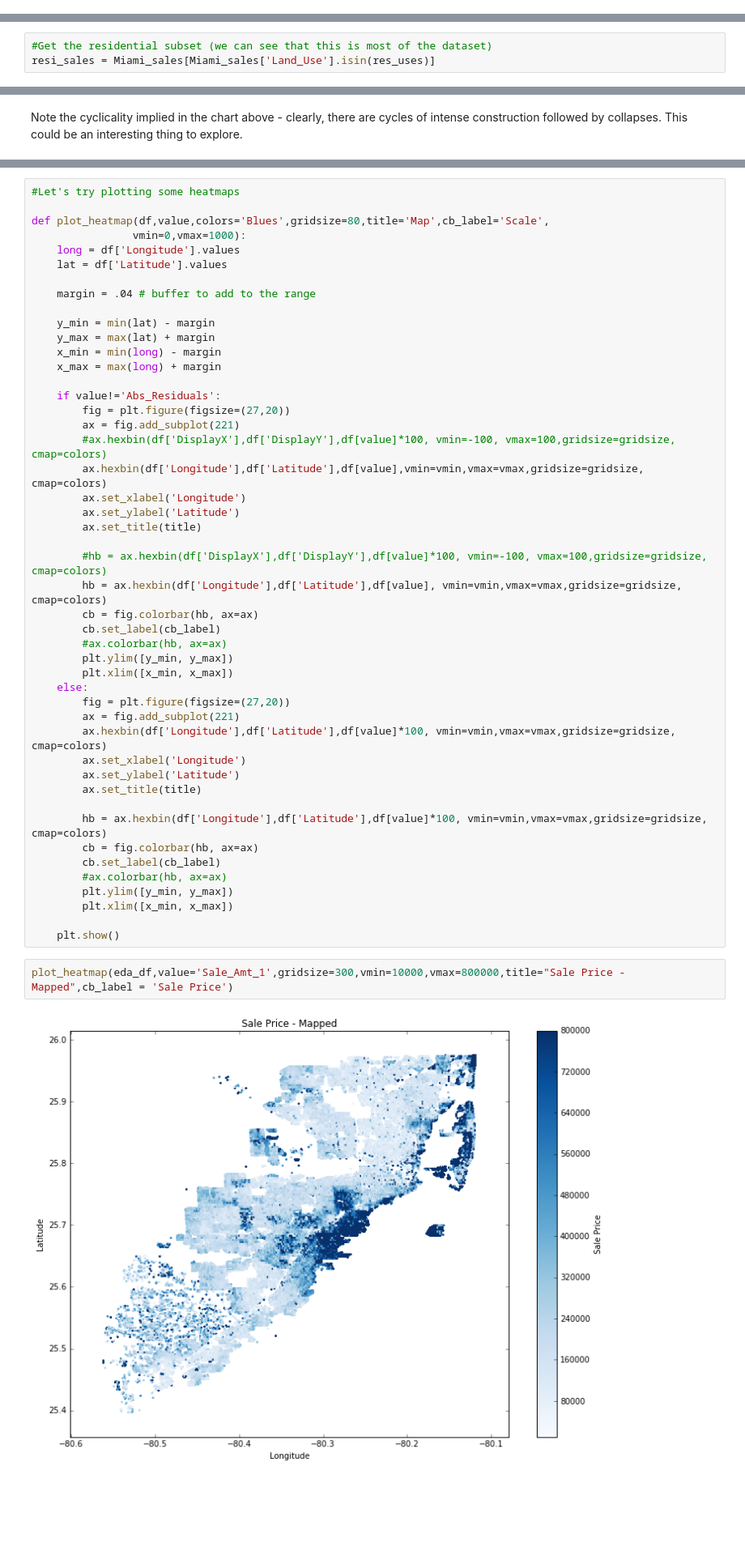
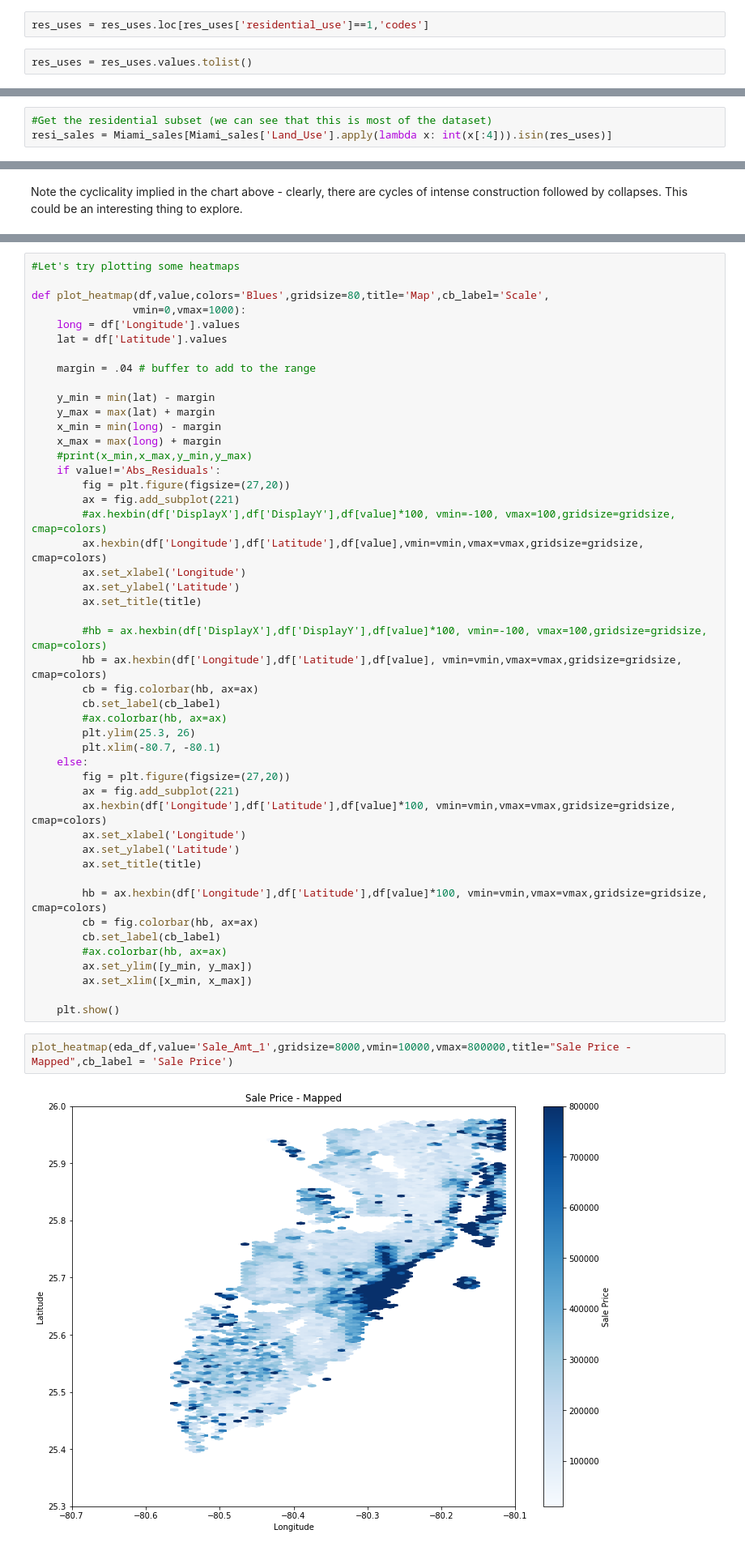
Before and after one commit to dylanrandle/spark-tensorflow, a Jupyter notebook: Miami_RE_Data_filip.ipynb, the cells around one changed output, grey strips where cells are left out. Shown at 81% size. Drawn from its saved outputs; the diff is of its cells as text; blank space fills up the shorter version.

```diff
--- a/Miami_RE_Data_filip.ipynb
+++ b/Miami_RE_Data_filip.ipynb
@@ -57,0 +119,4 @@ res_uses = ['8907 - MUNICIPAL : CONDOMINIUM - RESIDENTIAL','0007 - VACANT RESIDE
+# %%
+res_uses = res_uses.loc[res_uses['residential_use']==1,'codes']
+# %%
+res_uses = res_uses.values.tolist()
@@ -58,3 +127,3 @@ res_uses = ['8907 - MUNICIPAL : CONDOMINIUM - RESIDENTIAL','0007 - VACANT RESIDE
 # %%
 #Get the residential subset (we can see that this is most of the dataset)
-resi_sales = Miami_sales[Miami_sales['Land_Use'].isin(res_uses)]
+resi_sales = Miami_sales[Miami_sales['Land_Use'].apply(lambda x: int(x[:4])).isin(res_uses)]
@@ -163,7 +247,7 @@ def plot_heatmap(df,value,colors='Blues',gridsize=80,title='Map',cb_label='Scale
     y_max = max(lat) + margin
     x_min = min(long) - margin
     x_max = max(long) + margin
-
+    #print(x_min,x_max,y_min,y_max)
     if value!='Abs_Residuals':
         fig = plt.figure(figsize=(27,20))
         ax = fig.add_subplot(221)
@@ -178,8 +262,8 @@ def plot_heatmap(df,value,colors='Blues',gridsize=80,title='Map',cb_label='Scale
         cb = fig.colorbar(hb, ax=ax)
         cb.set_label(cb_label)
         #ax.colorbar(hb, ax=ax)
-        plt.ylim([y_min, y_max])
-        plt.xlim([x_min, x_max])
+        plt.ylim(25.3, 26)
+        plt.xlim(-80.7, -80.1)
     else:
         fig = plt.figure(figsize=(27,20))
         ax = fig.add_subplot(221)
@@ -192,12 +276,12 @@ def plot_heatmap(df,value,colors='Blues',gridsize=80,title='Map',cb_label='Scale
         cb = fig.colorbar(hb, ax=ax)
         cb.set_label(cb_label)
         #ax.colorbar(hb, ax=ax)
-        plt.ylim([y_min, y_max])
-        plt.xlim([x_min, x_max])
+        ax.set_ylim([y_min, y_max])
+        ax.set_xlim([x_min, x_max])
 
     plt.show()
 # %%
-plot_heatmap(eda_df,value='Sale_Amt_1',gridsize=300,vmin=10000,vmax=800000,title="Sale Price - Mapped",cb_label = 'Sale Price')
+plot_heatmap(eda_df,value='Sale_Amt_1',gridsize=8000,vmin=10000,vmax=800000,title="Sale Price - Mapped",cb_label = 'Sale Price')
 # %% [output]
-[figure, old version]
+[figure, new version]
 # %%
```
Also changed, not shown: parts of 23 cells of this notebook, 2 other files.
